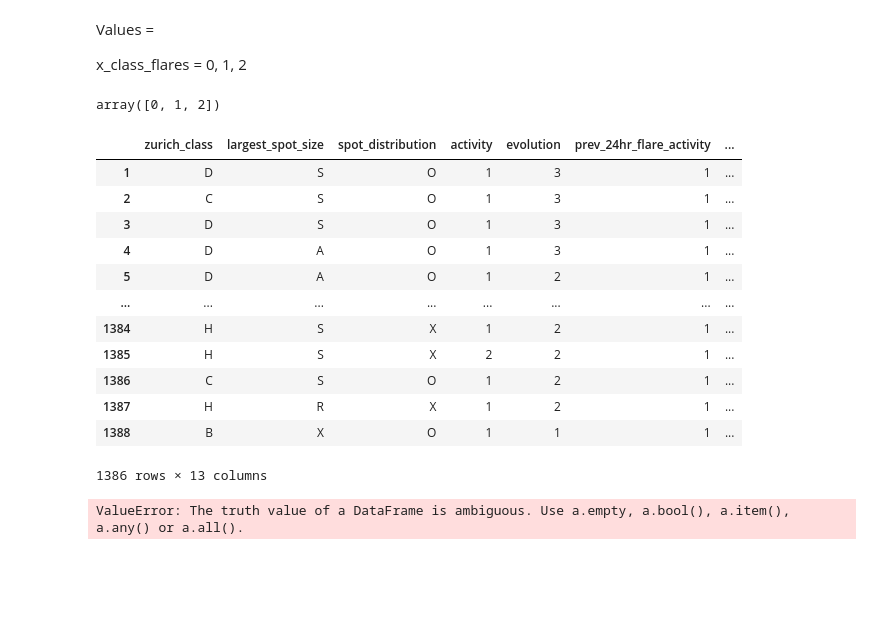
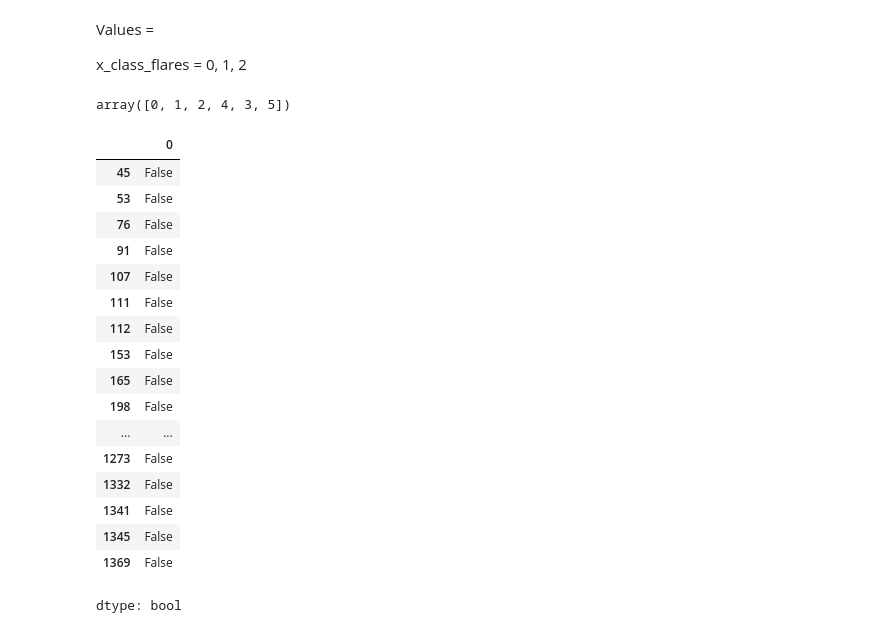
Before and after one commit to nollamae7-spec/DSRSP-Solar-Flares, a Jupyter notebook: DSHRP_Solar_Flares.ipynb, the cells around one changed output. Cells and saved outputs as stored; diff of their text form; code cells hidden in the pictures; blank space fills up the shorter version.

Commit message:
Had the idea of removing all the non-duplicates and looking at those.. probably going to explore that later

```diff
--- a/DSHRP_Solar_Flares.ipynb
+++ b/DSHRP_Solar_Flares.ipynb
@@ -99,6 +99,6 @@ Values =
 
 x_class_flares = 0, 1, 2
 # %%
-df["x_class_flares"].unique()
+df["m_class_flares"].unique()
 # %% [output]
-array([0, 1, 2])
+array([0, 1, 2, 4, 3, 5])
@@ -105,20 +107,21 @@ array([0, 1, 2])
 # %%
-df[df['x_class_flares'].duplicated()== True]
+df[df['m_class_flares']==1].duplicated()
 # %% [output]
-|  | zurich_class | largest_spot_size | spot_distribution | activity | evolution | prev_24hr_flare_activity | ... |
-| 1 | D | S | O | 1 | 3 | 1 | ... |
-| 2 | C | S | O | 1 | 3 | 1 | ... |
-| 3 | D | S | O | 1 | 3 | 1 | ... |
-| 4 | D | A | O | 1 | 3 | 1 | ... |
-| 5 | D | A | O | 1 | 2 | 1 | ... |
-| ... | ... | ... | ... | ... | ... | ... | ... |
-| 1384 | H | S | X | 1 | 2 | 1 | ... |
-| 1385 | H | S | X | 2 | 2 | 1 | ... |
-| 1386 | C | S | O | 1 | 2 | 1 | ... |
-| 1387 | H | R | X | 1 | 2 | 1 | ... |
-| 1388 | B | X | O | 1 | 1 | 1 | ... |
+|  | 0 |
+| 45 | False |
+| 53 | False |
+| 76 | False |
+| 91 | False |
+| 107 | False |
+| 111 | False |
+| 112 | False |
+| 153 | False |
+| 165 | False |
+| 198 | False |
+| ... | ... |
+| 1273 | False |
+| 1332 | False |
+| 1341 | False |
+| 1345 | False |
+| 1369 | False |
-1386 rows × 13 columns
+dtype: bool
-# %%
-df[df["x_class_flares"]==0] and df[df['x_class_flares'].duplicated()== True]
-# %% [output]
-ValueError: The truth value of a DataFrame is ambiguous. Use a.empty, a.bool(), a.item(), a.any() or a.all().
```
Also changed, not shown: parts of 2 cells of this notebook.
